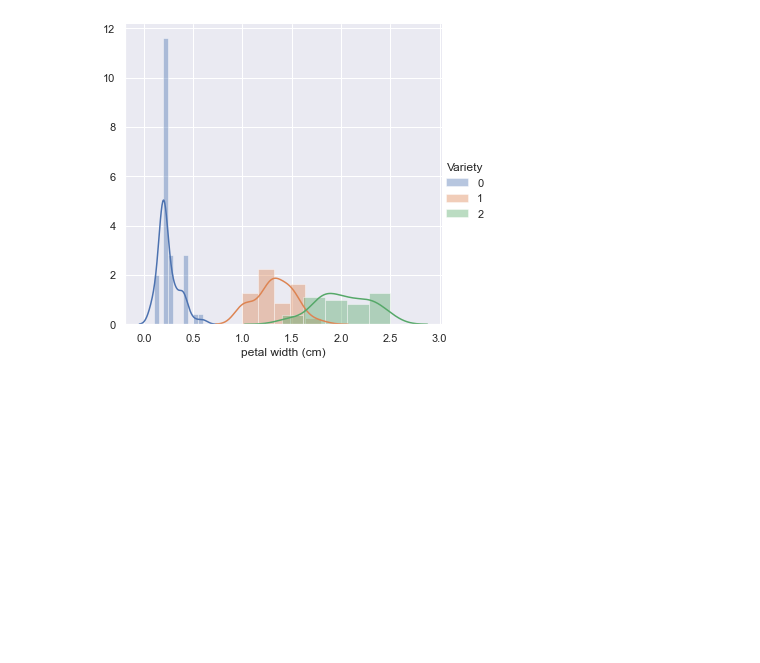
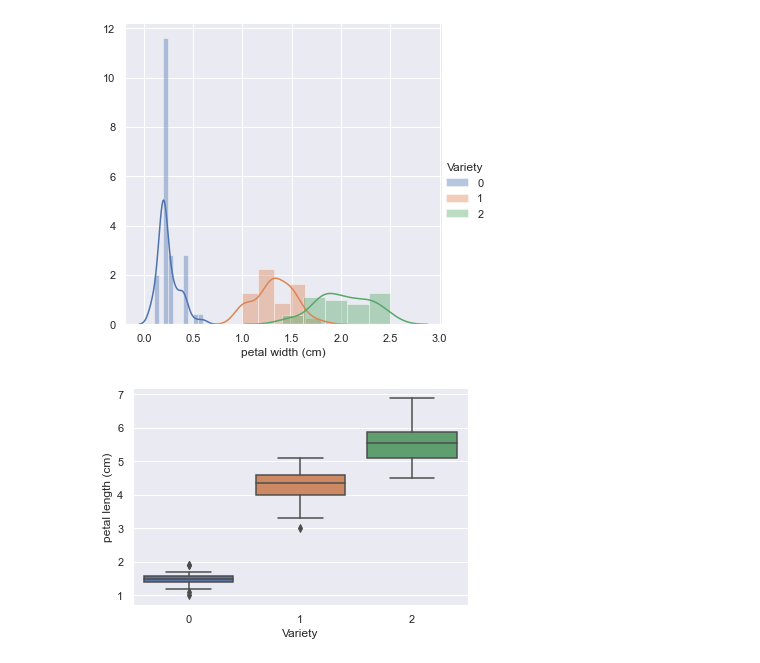
Before and after one commit to Abdulkareem-Safar/Data-mining, a Jupyter notebook: Lab5.ipynb, the cells around one changed output. Cells and saved outputs as stored; diff of their text form; code cells hidden in the pictures; blank space fills up the shorter version.

```diff
--- a/Lab5.ipynb
+++ b/Lab5.ipynb
@@ -111,3 +134,8 @@ for ojha, feature in enumerate(list(df_with_columns.columns)[:-1]):
 [figure]
 [figure]
 [figure]
+# %%
+sns.boxplot(x='Variety',y='petal length (cm)', data=df_with_columns)
+plt.show()
+# %% [output]
+[figure, added]
```
Also changed, not shown: parts of 8 cells of this notebook.
